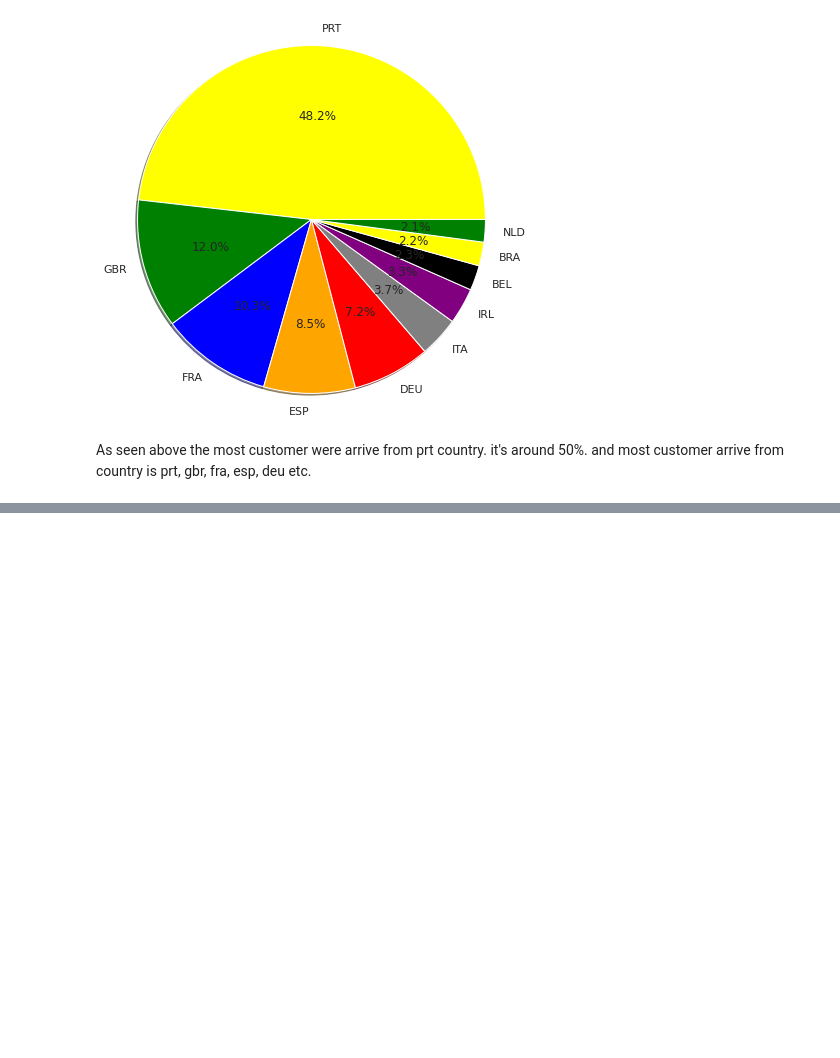
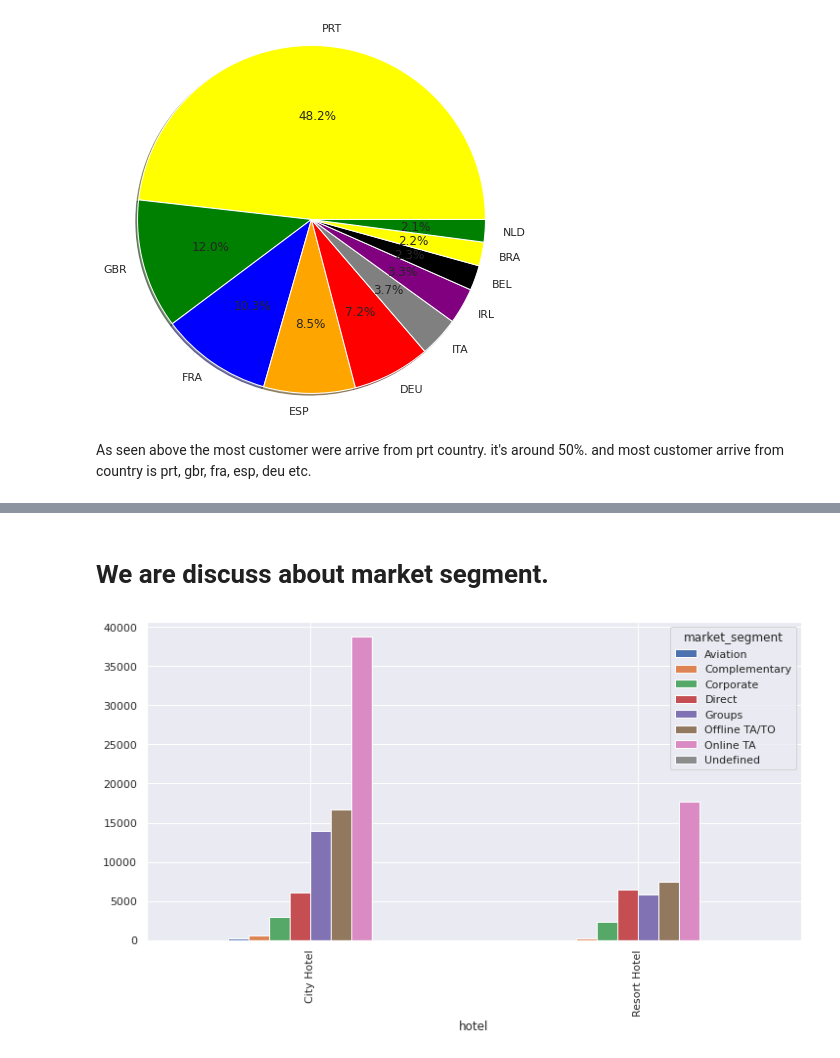
Before and after one commit to atif2786/Hotel-Booking-Analysis-, a Jupyter notebook: Hotel_Booking_Analysis_Capstone_Project.ipynb, the cells around one changed output, grey strips where cells are left out. Cells and saved outputs as stored; diff of their text form; code cells hidden in the pictures; blank space fills up the shorter version.

```diff
--- a/Hotel_Booking_Analysis_Capstone_Project.ipynb
+++ b/Hotel_Booking_Analysis_Capstone_Project.ipynb
@@ -476,0 +488,9 @@ and most customer arrive from country is prt, gbr, fra, esp, deu etc.
+# %% [markdown]
+# We are discuss about market segment.
+# %%
+# This function show market segment of city hotel, resort hotel.
+
+market_segment = df_hotel.groupby(['hotel','market_segment']).size().unstack()
+market_segment = market_segment.plot(kind='bar',figsize=(12,6))
+# %% [output]
+[figure, added]
```
Also changed, not shown: parts of 10 cells of this notebook.
